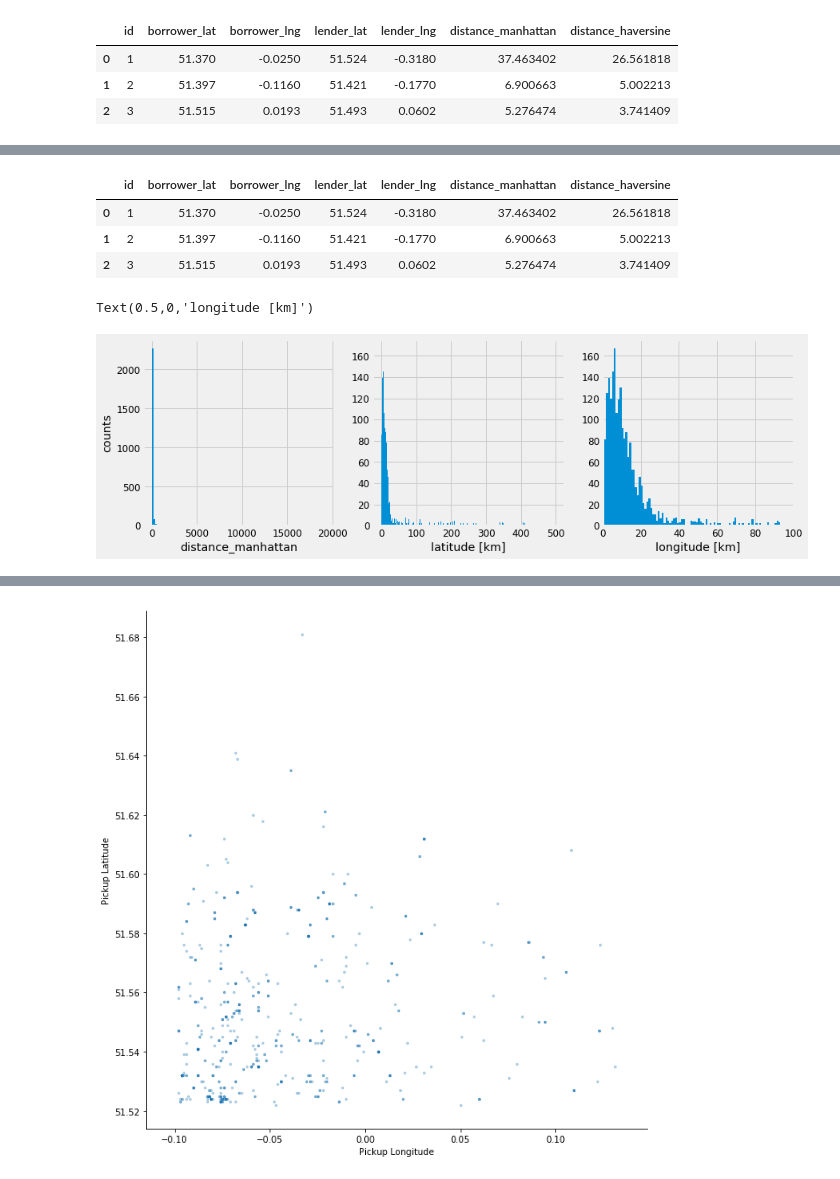
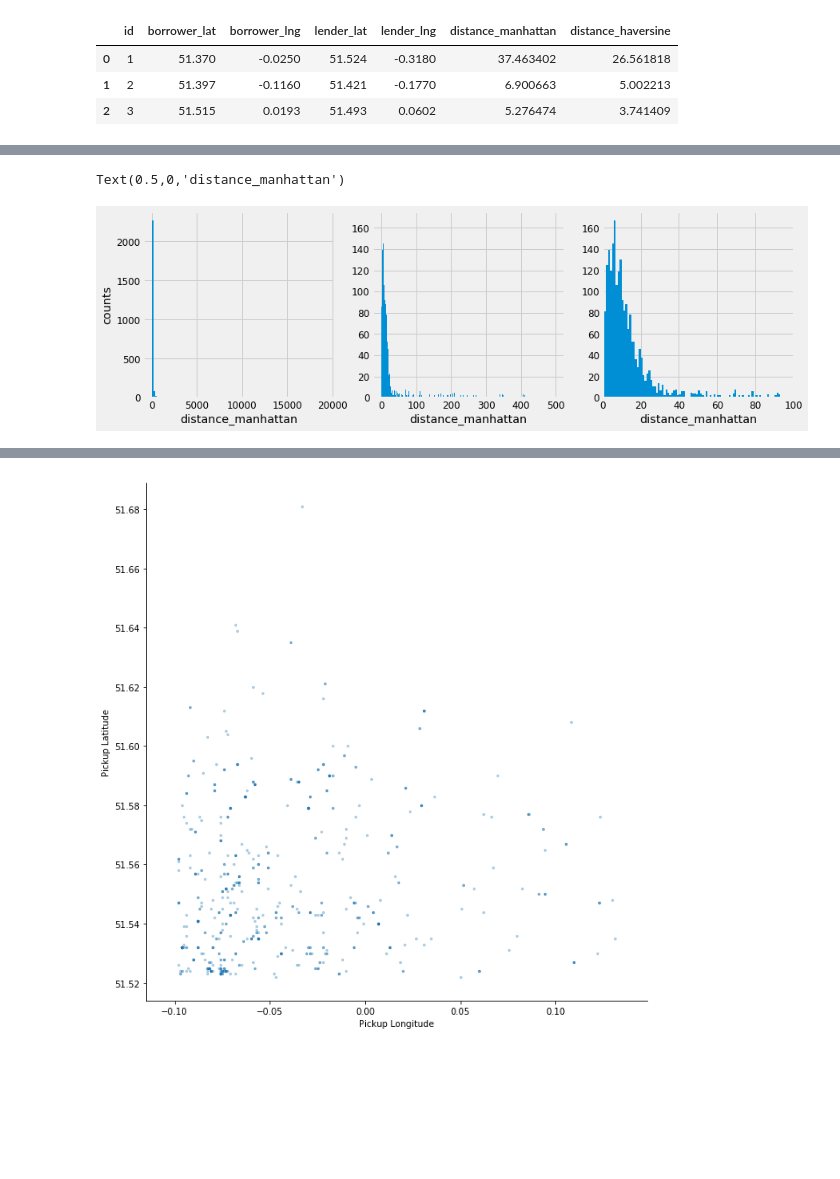
Before and after one commit to yennanliu/web_scraping, a Jupyter notebook: carandclassic/analysis/Rental_Location_EDA.ipynb, the cells around one changed output, grey strips where cells are left out. Saved outputs shown, nothing was run; the diff lists cells and outputs as text; code cells hidden in the pictures; blank space fills up the shorter version.

```diff
--- a/carandclassic/analysis/Rental_Location_EDA.ipynb
+++ b/carandclassic/analysis/Rental_Location_EDA.ipynb
@@ -130,28 +129,21 @@ def plot_heatmap_lon_lat(df,lat,lon,map_center):
-# %%
-df.head(3)
-# %% [output]
-|  | id | borrower_lat | borrower_lng | lender_lat | lender_lng | distance_manhattan | distance_haversine |
-| 0 | 1 | 51.370 | -0.0250 | 51.524 | -0.3180 | 37.463402 | 26.561818 |
-| 1 | 2 | 51.397 | -0.1160 | 51.421 | -0.1770 | 6.900663 | 5.002213 |
-| 2 | 3 | 51.515 | 0.0193 | 51.493 | 0.0602 | 5.276474 | 3.741409 |
 # %%
 # distance histgram (distance_manhattan)
 
 
 # make sure the ranges we chose are sensible
 fig, axArray = plt.subplots(nrows=1,ncols=3,figsize=(13,4))
 # hist for all range
 axArray[0].hist(df['distance_manhattan'],100);
 axArray[0].set_xlabel('distance_manhattan')
 axArray[0].set_ylabel('counts')
 # hist form 0 - 500
 axArray[1].hist(df['distance_manhattan'] ,bins=range(0, 500))
 plt.xlim(0,500)
-axArray[1].set_xlabel('latitude [km]')
+axArray[1].set_xlabel('distance_manhattan')
 # hist from 0 - 100
 axArray[2].hist(df['distance_manhattan'],bins=range(0, 100))
 plt.xlim(0,100)
-axArray[2].set_xlabel('longitude [km]')
+axArray[2].set_xlabel('distance_manhattan')
 # %% [output]
-Text(0.5,0,'longitude [km]')
+Text(0.5,0,'distance_manhattan')
-[figure, old version]
+[figure, new version]
```
Also changed, not shown: parts of 7 cells of this notebook.
